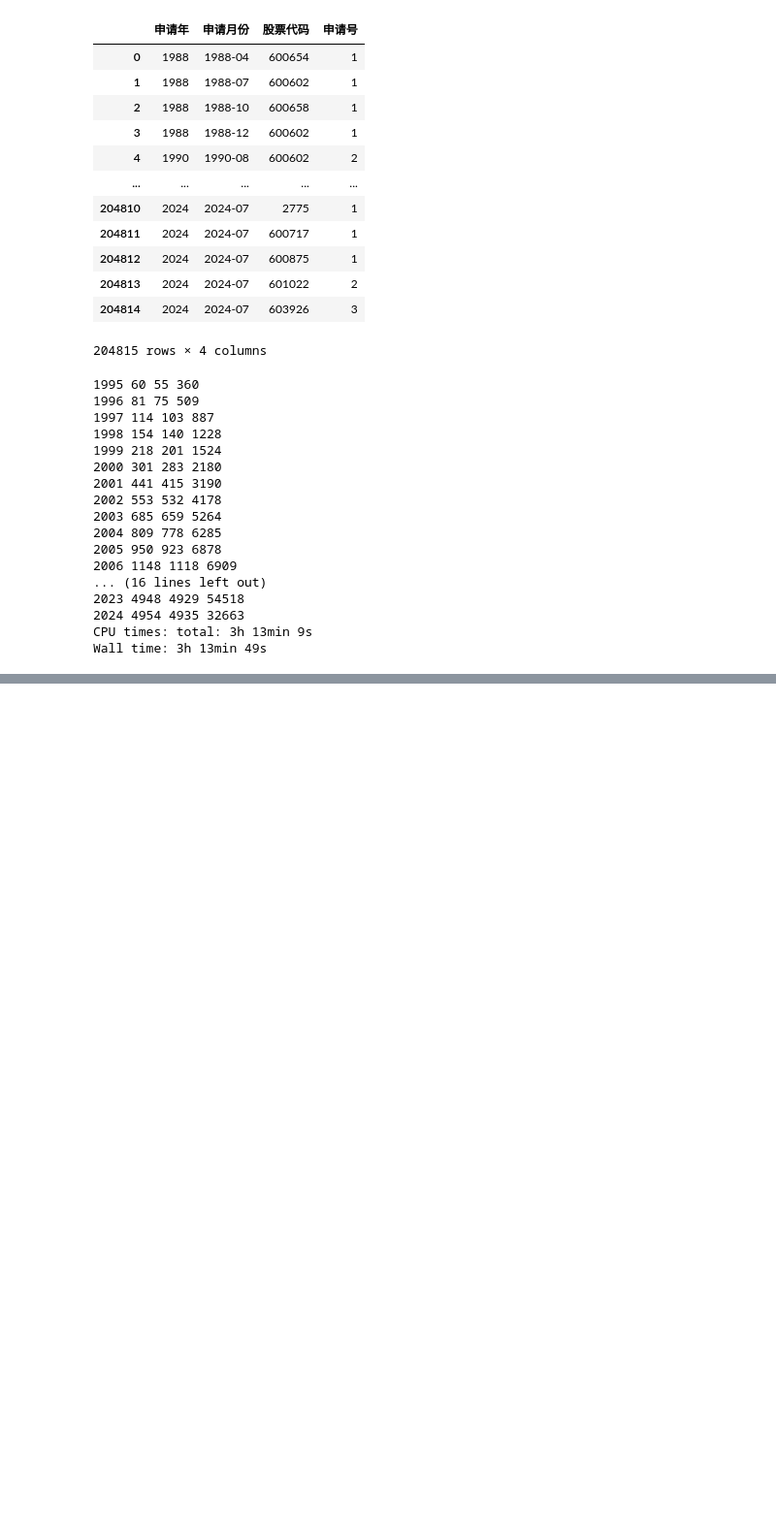
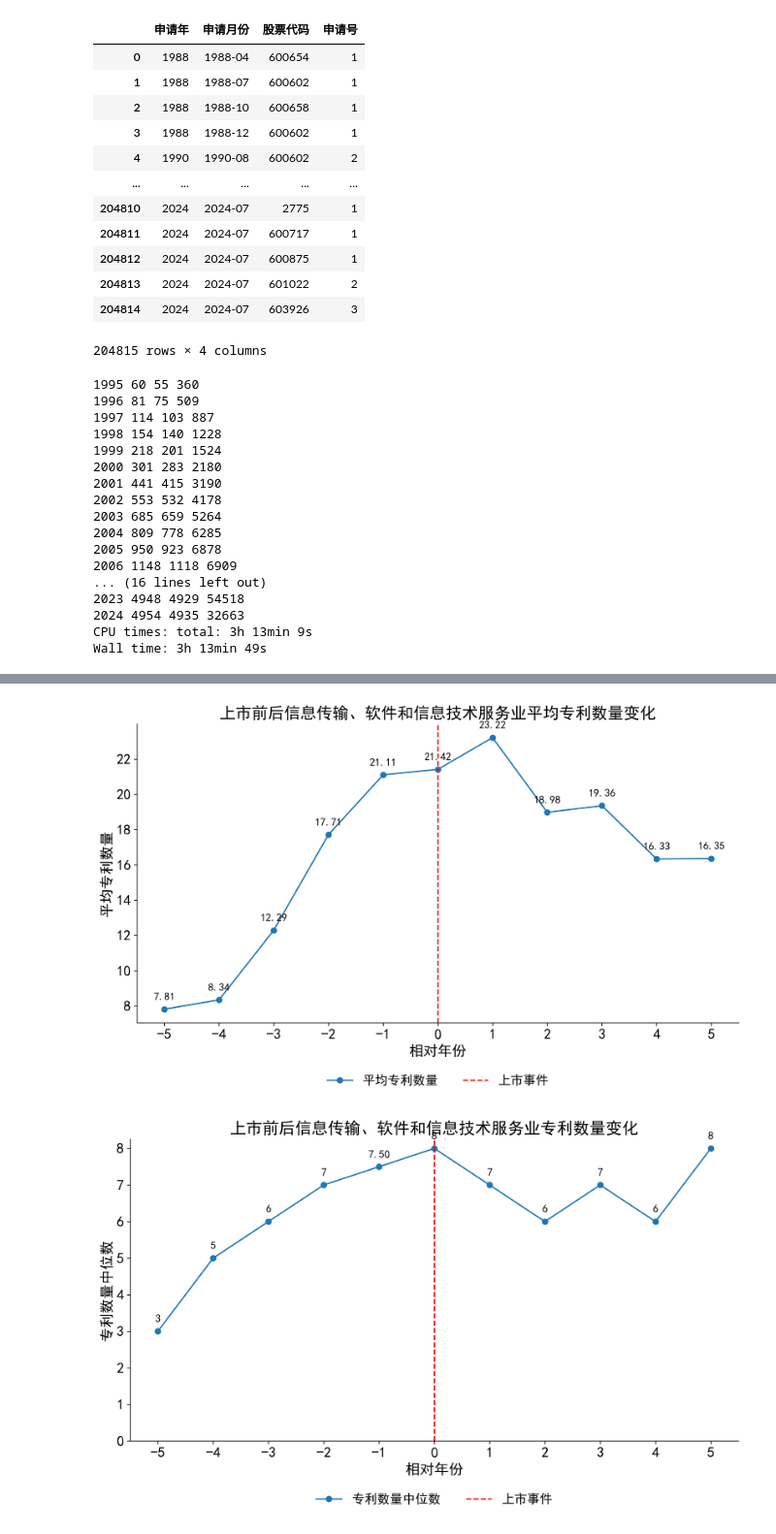
Before and after one commit to ideatechresearch/patent_invest, a Jupyter notebook: 上市公司专利技术相似度.ipynb, the cells around one changed output, grey strips where cells are left out. Shown at 97% size. Cells and saved outputs as stored; diff of their text form; code cells hidden in the pictures; blank space fills up the shorter version.

```diff
--- a/上市公司专利技术相似度.ipynb
+++ b/上市公司专利技术相似度.ipynb
@@ -1358,0 +1861,3 @@ Wall time: 3h 13min 49s
+# %%
+event_patents = patent_co_stk_list[(patent_co_stk_list['relative_year']>=-5)&(patent_co_stk_list['relative_year']<=5)&(patent_co_stk_list['行业'].isin(hy[:5]))].groupby(['relative_year','行业','股票代码'],as_index=False)['申请号'].nunique()
+event_patents
@@ -1358,0 +1878,45 @@ Wall time: 3h 13min 49s
+# %%
+for industry in event_patents.行业.unique():
+    mean_event_patents = event_patents[event_patents.行业==industry].groupby('relative_year').申请号.mean().rename('平均专利数量')
+    plt.figure(figsize=(12, 6),dpi=240)
+    ax =mean_event_patents.plot(marker='o')
+    plt.title(f'上市前后{industry}平均专利数量变化',fontsize=18)
+    plt.xlabel('相对年份')
+    plt.ylabel('平均专利数量')
+    x_ticks = range(int(mean_event_patents.index.min()), int(mean_event_patents.index.max()) + 1, 1)
+    plt.xticks(x_ticks)
+    if mean_event_patents.min()<5:
+        plt.ylim(0)
+    for year in mean_event_patents.index:
+        y1_value = mean_event_patents.loc[year]
+        plt.annotate(f'{int(y1_value)}' if y1_value == int(y1_value) else f'{y1_value:.2f}',
+                        (year, y1_value), textcoords="offset points", xytext=(0, 10), ha='center', fontsize=12)#, color='black'
+    plt.axvline(0, color='r', linestyle='--', label='上市事件')
+    plt.legend(loc='lower center', bbox_to_anchor=(0.5, -0.25), ncol=2, fontsize=14,frameon=False)
+    # plt.legend()
+    ax.spines['top'].set_visible(False)
+    ax.spines['right'].set_visible(False)
+    plt.show()
+
+    mean_event_patents = event_patents[event_patents.行业==industry].groupby('relative_year').申请号.median().rename('专利数量中位数')
+    plt.figure(figsize=(12, 6),dpi=240)
+    ax =mean_event_patents.plot(marker='o')
+    plt.title(f'上市前后{industry}专利数量变化',fontsize=18)
+    plt.xlabel('相对年份')
+    plt.ylabel('专利数量中位数')
+    if mean_event_patents.min()<5:
+        plt.ylim(0)
+    x_ticks = range(int(mean_event_patents.index.min()), int(mean_event_patents.index.max()) + 1, 1)
+    plt.xticks(x_ticks)
+    for year in mean_event_patents.index:
+        y1_value = mean_event_patents.loc[year]
+        plt.annotate(f'{int(y1_value)}' if y1_value == int(y1_value) else f'{y1_value:.2f}',
+                        (year, y1_value), textcoords="offset points", xytext=(0, 10), ha='center', fontsize=12)#, color='black'
+    plt.axvline(0, color='r', linestyle='--', label='上市事件')
+    ax.spines['top'].set_visible(False)
+    ax.spines['right'].set_visible(False)
+    plt.legend(loc='lower center', bbox_to_anchor=(0.5, -0.25), ncol=2, fontsize=14,frameon=False)
+    plt.show()
+# %% [output]
+[figure, added]
+[figure, added]
```
Also changed, not shown: parts of 109 cells of this notebook, 1 other file.
